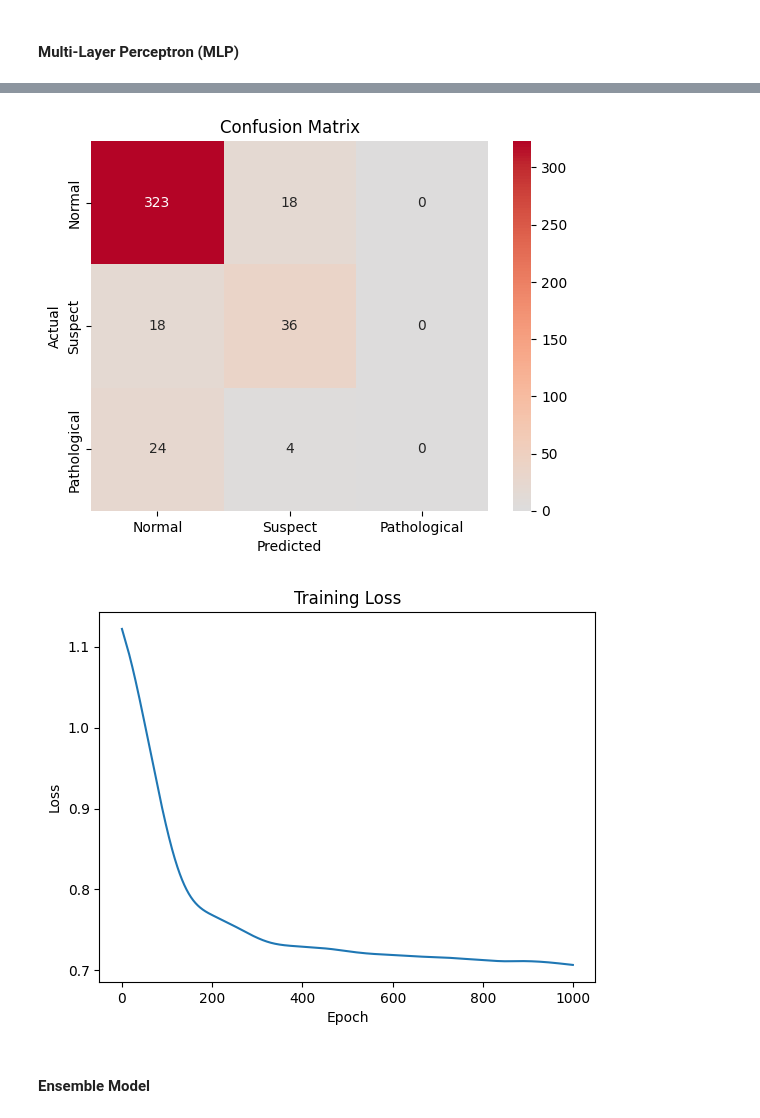
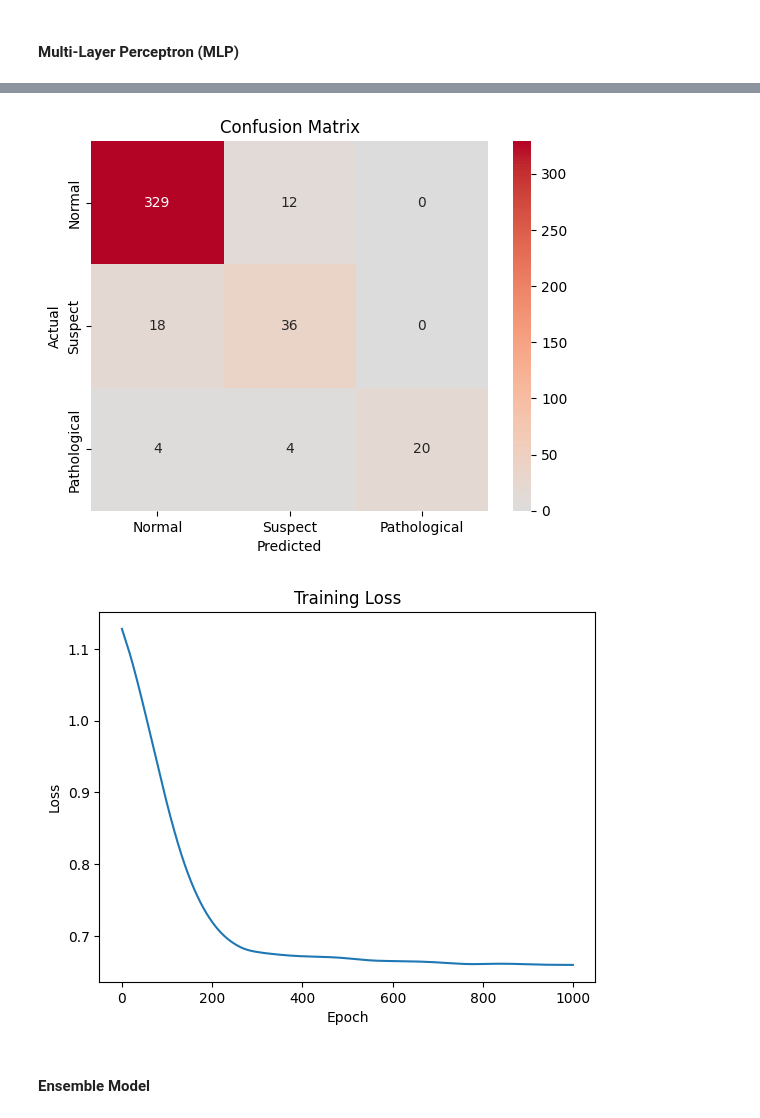
Before and after one commit to JinchenG000/ece9039, a Jupyter notebook: Fetal-Health-Classification.ipynb, the cells around one changed output, grey strips where cells are left out. Drawn from its saved outputs; the diff is of its cells as text; code cells hidden in the pictures.

Commit message:
fix data standardization and pca

```diff
--- a/Fetal-Health-Classification.ipynb
+++ b/Fetal-Health-Classification.ipynb
@@ -211,11 +227,11 @@ k2=0
 max_recall=0
 k3=0
 for i in n:
-    knn = KNeighborsClassifier(n_neighbors=i) # Using Euclidean distance
-    mean_score=cross_val_score(knn, pca_data, data['fetal_health'], cv=5, scoring='accuracy').mean()
-    # print(f"Average Cross Validation Score: {mean_score}")
-    knn.fit(X_train, y_train)
-    y_pred = knn.predict(X_test)
+    knn = KNeighborsClassifier(n_neighbors=i)
+    pipeline=Pipeline(steps=[('scaler',StandardScaler()),('pca',PCA(n_components=0.95)),('model',KNeighborsClassifier(n_neighbors=i))]) # Using Euclidean distance
+    mean_score=cross_val_score(estimator=pipeline,X=features_data,y=target_data, cv=5, scoring='accuracy').mean()
+    knn.fit(X_train_pca, y_train)
+    y_pred = knn.predict(X_test_pca)
     score=accuracy_score(y_test, y_pred)
     recall=calculate_Recall(y_test, y_pred)
     if score>max:
@@ -242,10 +258,14 @@ Recall: 0.5975609756097561
 #### Random Forest
 # %%
 from sklearn.ensemble import RandomForestClassifier
-model = RandomForestClassifier()
-mean_score=cross_val_score(model, pca_data, data['fetal_health'], cv=5, scoring='accuracy').mean()
+# using cross validation to evaluate the model
+pipeline=Pipeline(steps=[('scaler',StandardScaler()),('pca',PCA(n_components=0.95)),('model',RandomForestClassifier())])
+mean_score=cross_val_score(estimator=pipeline,X=features_data,y=target_data, cv=5, scoring='accuracy').mean()
 print(f"Average Cross Validation Score: {mean_score}")
-model.fit(X_train, y_train)
-y_pred = model.predict(X_test)
+
+# train and test the model
+rf_model = RandomForestClassifier()
+rf_model.fit(X_train_pca, y_train)
+y_pred = rf_model.predict(X_test_pca)
 plot_result(y_test, y_pred)
 # %% [output]
@@ -257,10 +277,14 @@ Recall: 0.6341463414634146
 #### SVM
 # %%
 from sklearn.svm import SVC
-svm_model = SVC()
-mean_score=cross_val_score(svm_model, pca_data, data['fetal_health'], cv=5, scoring='accuracy').mean()
+# using cross validation to evaluate the model
+pipeline=Pipeline(steps=[('scaler',StandardScaler()),('pca',PCA(n_components=0.95)),('model',SVC())])
+mean_score=cross_val_score(estimator=pipeline,X=features_data,y=target_data, cv=5, scoring='accuracy').mean()
 print(f"Average Cross Validation Score: {mean_score}")
-svm_model.fit(X_train, y_train)
-y_pred = svm_model.predict(X_test)
+
+# train and test the model
+nl_svm_model = SVC()
+nl_svm_model.fit(X_train_pca, y_train)
+y_pred = nl_svm_model.predict(X_test_pca)
 plot_result(y_test, y_pred)
 # %% [output]
@@ -288,10 +312,10 @@ train_losses = []
 # Convert series to Pytorch tensors
 y_train=y_train.to_numpy()
 y_test=y_test.to_numpy()
-inputs_train = torch.tensor(X_train,dtype=torch.float32)
+inputs_train = torch.tensor(X_train_pca,dtype=torch.float32)
 targets_train = torch.from_numpy(y_train)
 targets_train = targets_train.type(torch.long)
-inputs_test = torch.tensor(X_test,dtype=torch.float32)
+inputs_test = torch.tensor(X_test_pca,dtype=torch.float32)
 targets_test = torch.from_numpy(y_test)
 targets_test = targets_test.type(torch.long)
 
@@ -376,4 +400,4 @@ Recall: 0.43902439024390244
-[figure, old version]
+[figure, new version]
-[figure, old version]
+[figure, new version]
 # %% [markdown]
 #### Ensemble Model
```
Also changed, not shown: parts of 12 cells of this notebook.
